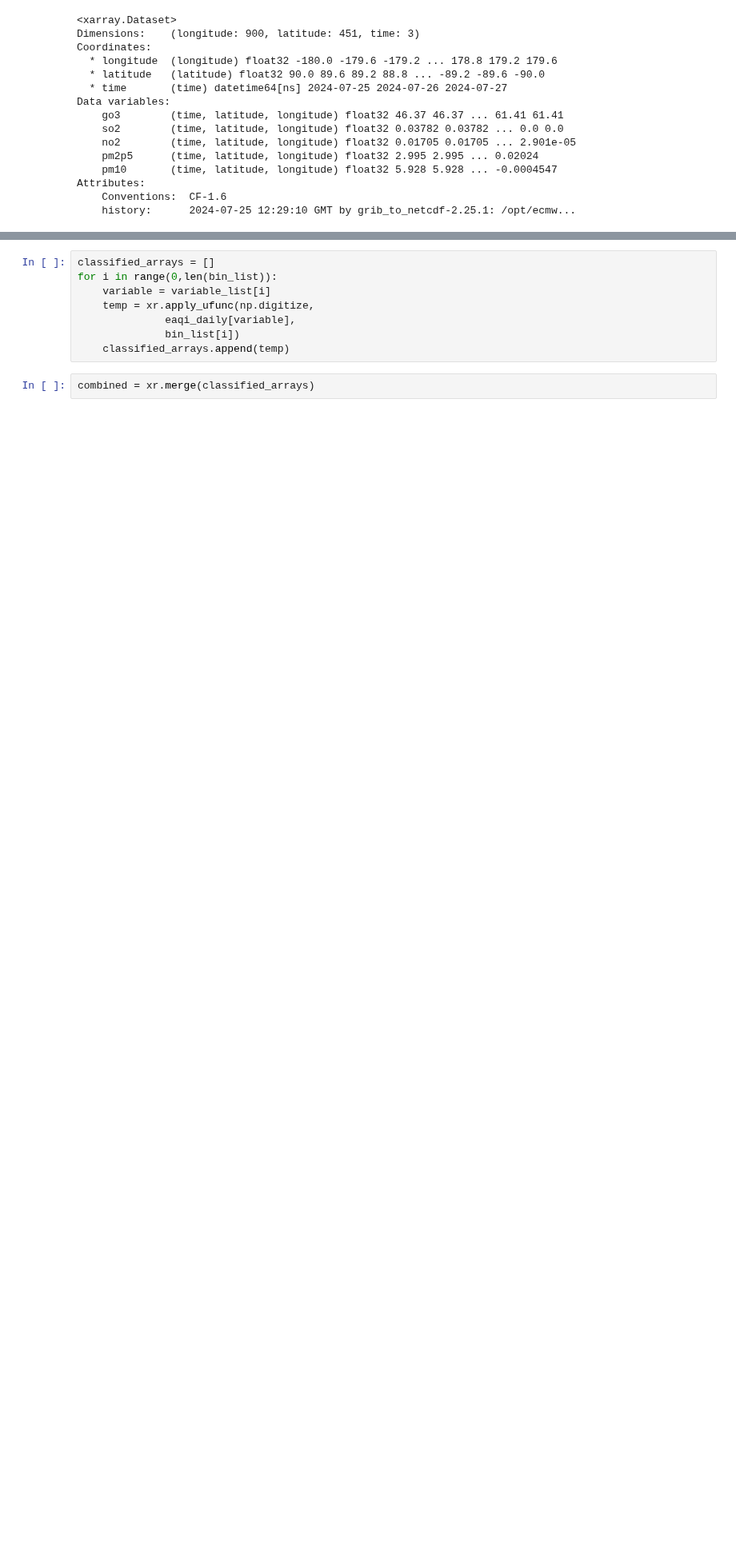
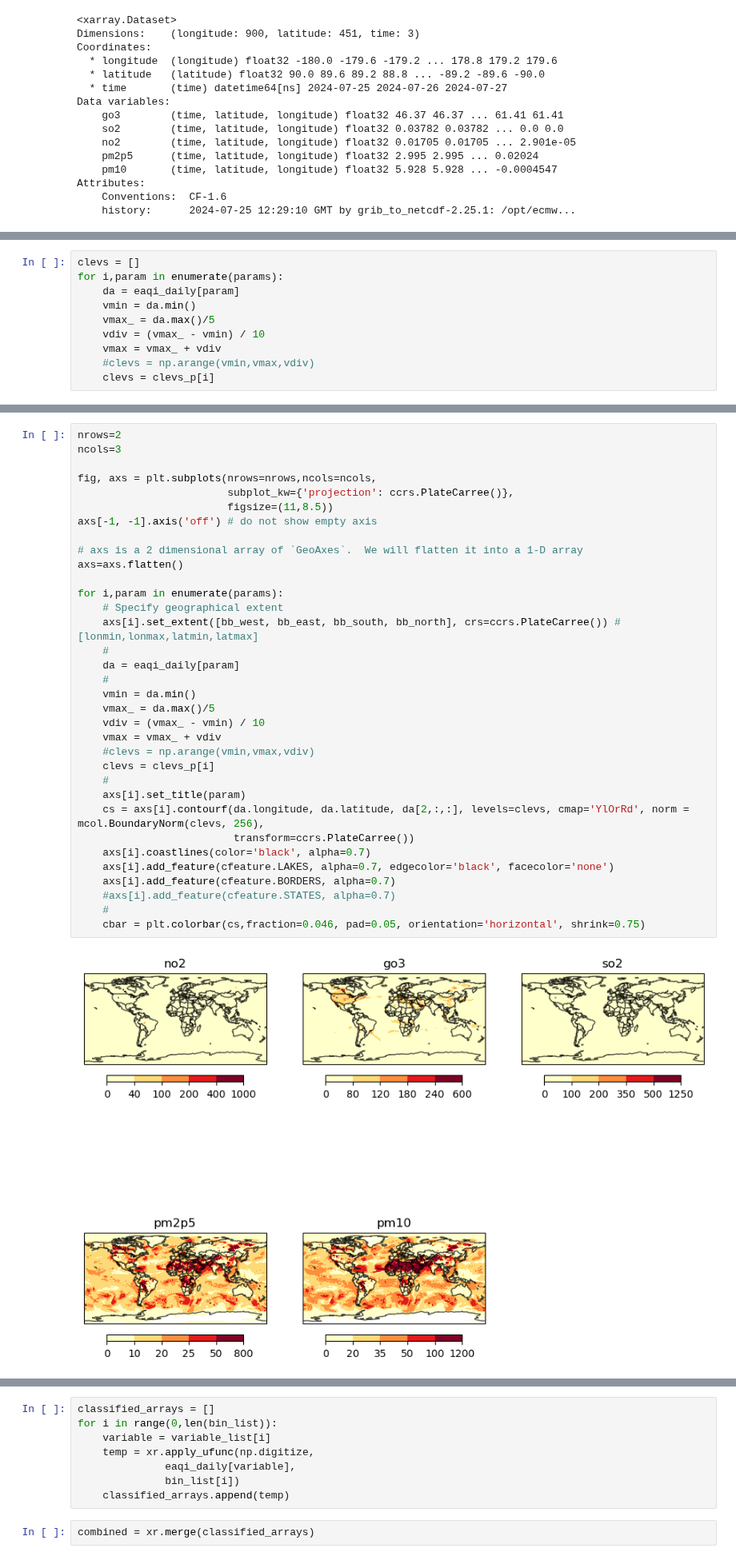
Before and after one commit to mea06em/cams-act6, a Jupyter notebook: 08-aqi/cams_glob_eaqi_test.ipynb, the cells around one changed output, grey strips where cells are left out. Shown at 80% size. Saved outputs shown, nothing was run; the diff lists cells and outputs as text; blank space fills up the shorter version.

```diff
--- a/08-aqi/cams_glob_eaqi_test.ipynb
+++ b/08-aqi/cams_glob_eaqi_test.ipynb
@@ -264,0 +291,10 @@ for i,param in enumerate(params):
+# %%
+clevs = []
+for i,param in enumerate(params):
+    da = eaqi_daily[param]
+    vmin = da.min()
+    vmax_ = da.max()/5
+    vdiv = (vmax_ - vmin) / 10
+    vmax = vmax_ + vdiv
+    #clevs = np.arange(vmin,vmax,vdiv)
+    clevs = clevs_p[i]
@@ -265,3 +305,39 @@ for i,param in enumerate(params):
+# %%
+nrows=2
+ncols=3
+
+fig, axs = plt.subplots(nrows=nrows,ncols=ncols,
+                        subplot_kw={'projection': ccrs.PlateCarree()},
+                        figsize=(11,8.5))
+axs[-1, -1].axis('off') # do not show empty axis
+
+# axs is a 2 dimensional array of `GeoAxes`.  We will flatten it into a 1-D array
+axs=axs.flatten()
+
+for i,param in enumerate(params):
+    # Specify geographical extent
+    axs[i].set_extent([bb_west, bb_east, bb_south, bb_north], crs=ccrs.PlateCarree()) # [lonmin,lonmax,latmin,latmax]
+    #
+    da = eaqi_daily[param]
+    #
+    vmin = da.min()
+    vmax_ = da.max()/5
+    vdiv = (vmax_ - vmin) / 10
+    vmax = vmax_ + vdiv
+    #clevs = np.arange(vmin,vmax,vdiv)
+    clevs = clevs_p[i]
+    #
+    axs[i].set_title(param)
+    cs = axs[i].contourf(da.longitude, da.latitude, da[2,:,:], levels=clevs, cmap='YlOrRd', norm = mcol.BoundaryNorm(clevs, 256),
+                         transform=ccrs.PlateCarree())
+    axs[i].coastlines(color='black', alpha=0.7)
+    axs[i].add_feature(cfeature.LAKES, alpha=0.7, edgecolor='black', facecolor='none')
+    axs[i].add_feature(cfeature.BORDERS, alpha=0.7)
+    #axs[i].add_feature(cfeature.STATES, alpha=0.7)
+    #
+    cbar = plt.colorbar(cs,fraction=0.046, pad=0.05, orientation='horizontal', shrink=0.75)
+# %% [output]
+[figure, added]
 # %%
 #no2_limits = [0, 40, 90, 120, 230, 340, 1000]
 #ozone_limits = [0, 50, 100, 130, 240, 380, 800]
```
Also changed, not shown: parts of 17 cells of this notebook.
